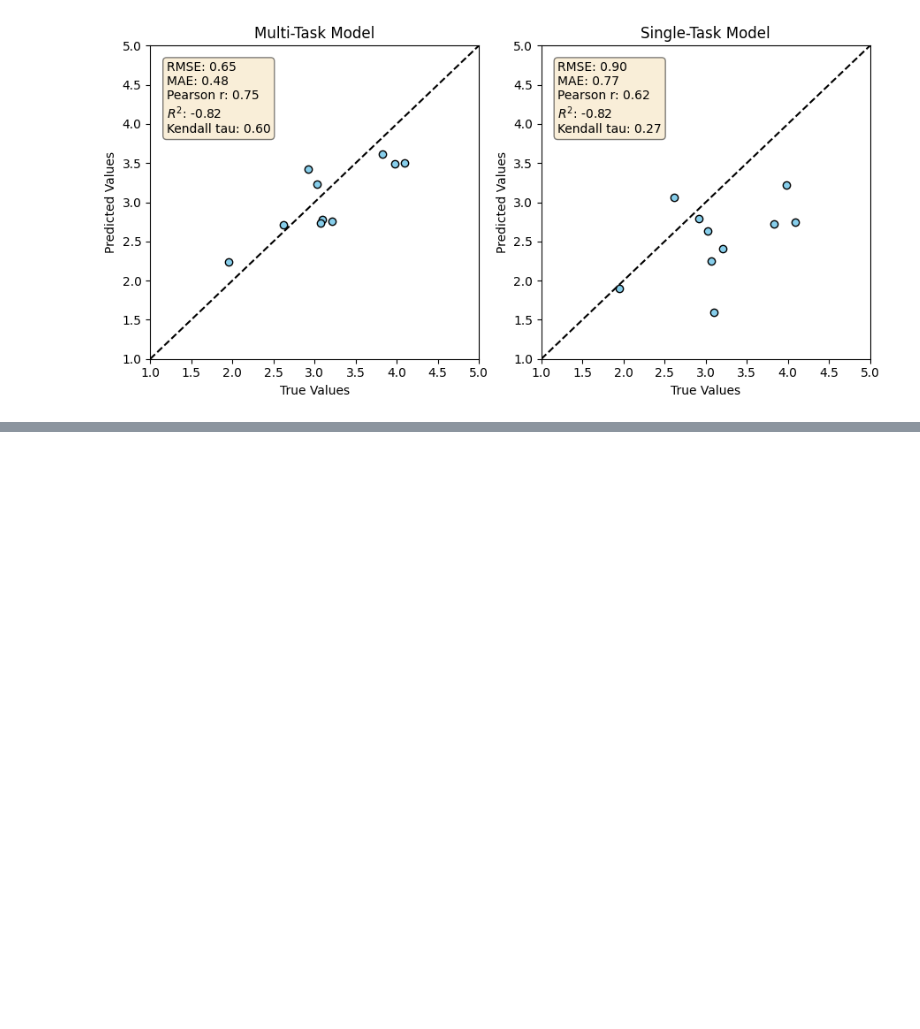
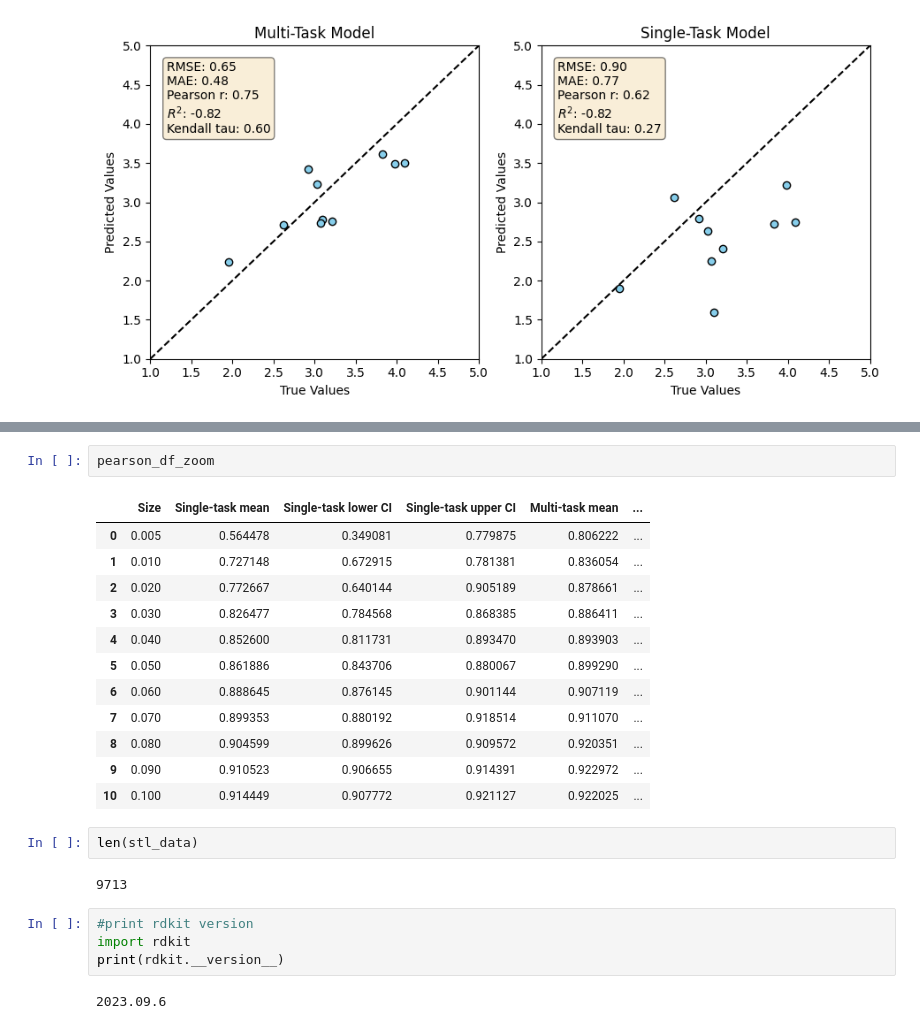
Before and after one commit to Cschiebroek/Digital_Chemistry, a Jupyter notebook: test_PCA_training.ipynb, the cells around one changed output, grey strips where cells are left out. Drawn from its saved outputs; the diff is of its cells as text; blank space fills up the shorter version.

```diff
--- a/test_PCA_training.ipynb
+++ b/test_PCA_training.ipynb
@@ -583,0 +850,25 @@ plt.show()
+# %%
+pearson_df_zoom
+# %% [output]
+|  | Size | Single-task mean | Single-task lower CI | Single-task upper CI | Multi-task mean | ... |
+| 0 | 0.005 | 0.564478 | 0.349081 | 0.779875 | 0.806222 | ... |
+| 1 | 0.010 | 0.727148 | 0.672915 | 0.781381 | 0.836054 | ... |
+| 2 | 0.020 | 0.772667 | 0.640144 | 0.905189 | 0.878661 | ... |
+| 3 | 0.030 | 0.826477 | 0.784568 | 0.868385 | 0.886411 | ... |
+| 4 | 0.040 | 0.852600 | 0.811731 | 0.893470 | 0.893903 | ... |
+| 5 | 0.050 | 0.861886 | 0.843706 | 0.880067 | 0.899290 | ... |
+| 6 | 0.060 | 0.888645 | 0.876145 | 0.901144 | 0.907119 | ... |
+| 7 | 0.070 | 0.899353 | 0.880192 | 0.918514 | 0.911070 | ... |
+| 8 | 0.080 | 0.904599 | 0.899626 | 0.909572 | 0.920351 | ... |
+| 9 | 0.090 | 0.910523 | 0.906655 | 0.914391 | 0.922972 | ... |
+| 10 | 0.100 | 0.914449 | 0.907772 | 0.921127 | 0.922025 | ... |
+# %%
+len(stl_data)
+# %% [output]
+9713
+# %%
+#print rdkit version
+import rdkit
+print(rdkit.__version__)
+# %% [output]
+2023.09.6
```
Also changed, not shown: parts of 4 cells of this notebook, 6 other files.
